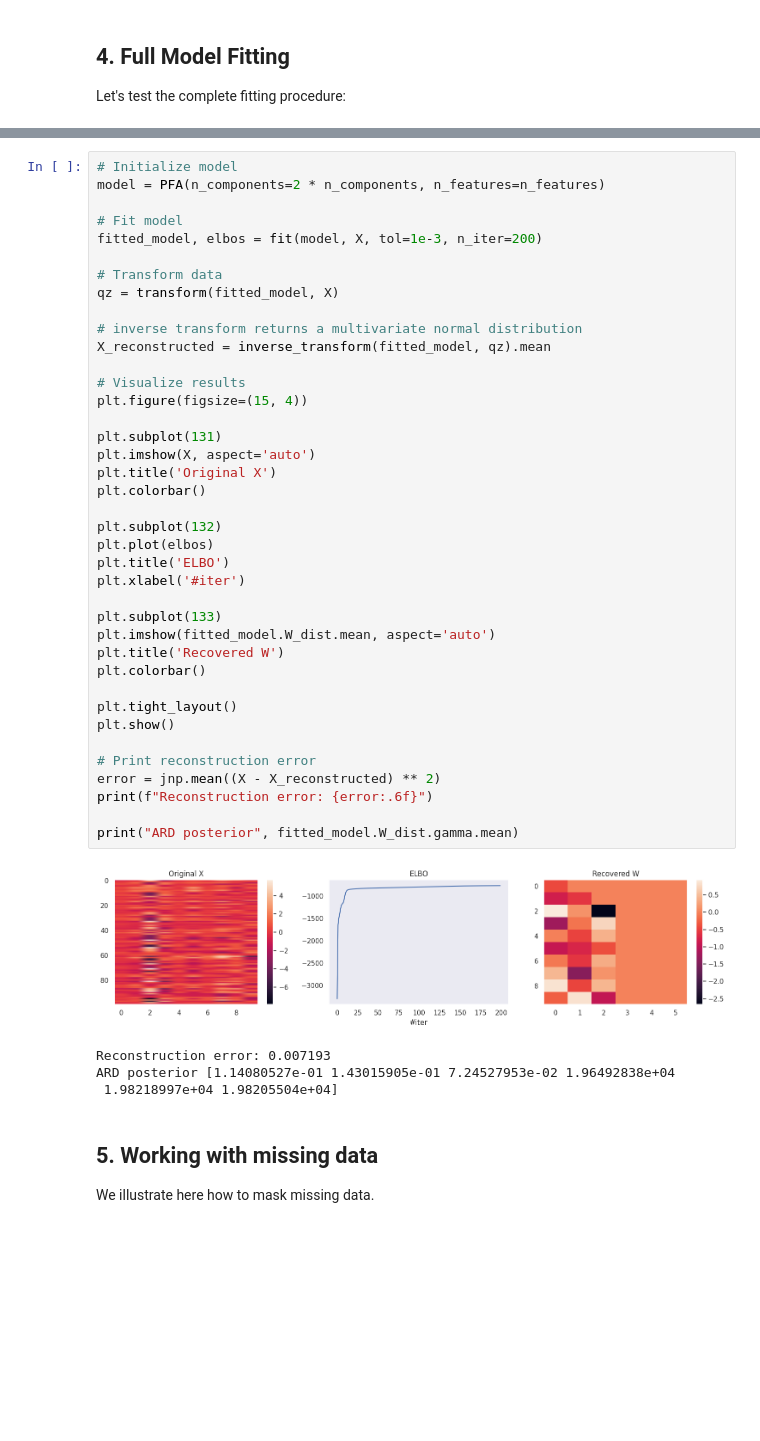
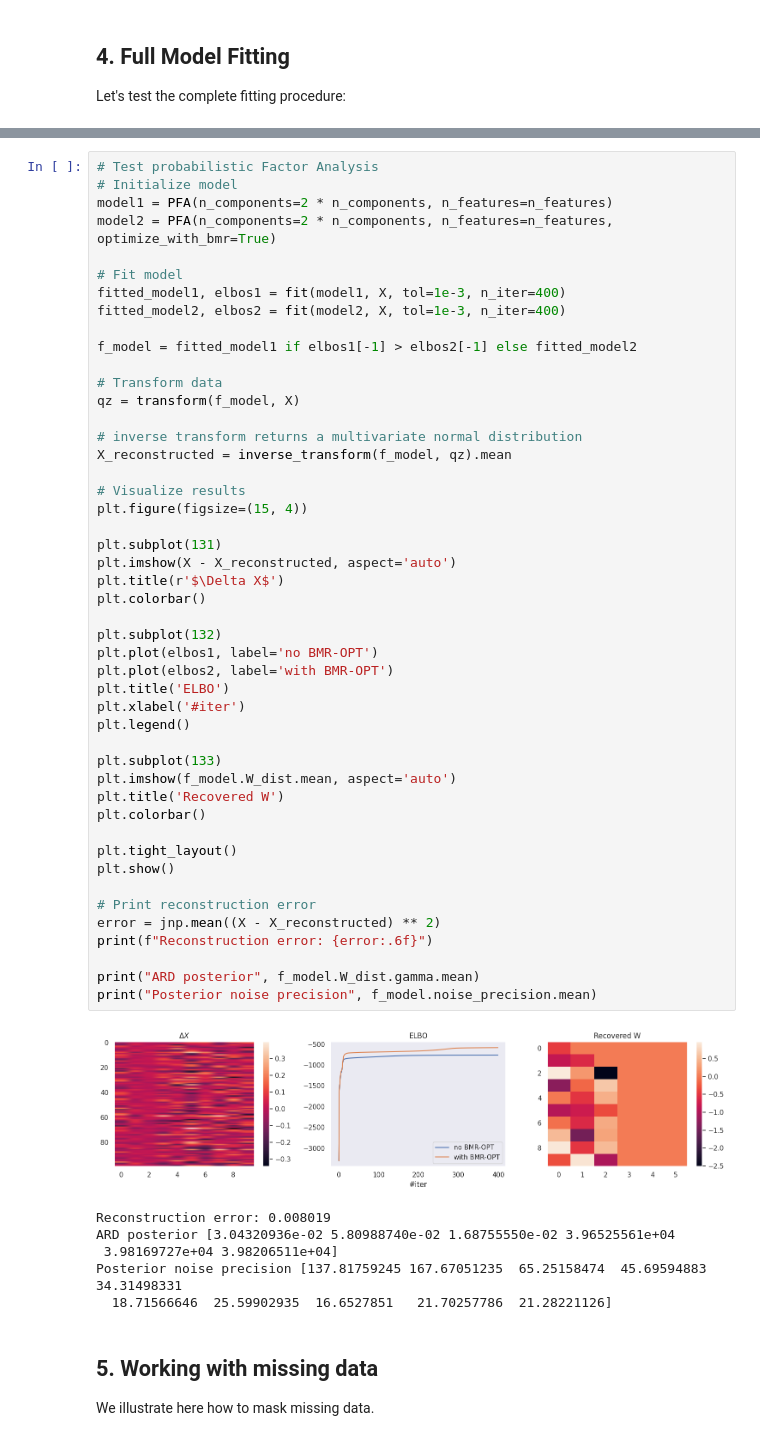
Before and after one commit to dimarkov/sppcax, a Jupyter notebook: examples/debug_factor_analysis.ipynb, the cells around one changed output, grey strips where cells are left out. Cells and saved outputs as stored; diff of their text form; blank space fills up the shorter version.

```diff
--- a/examples/debug_factor_analysis.ipynb
+++ b/examples/debug_factor_analysis.ipynb
@@ -267,47 +282,57 @@ ARD posterior [7.44592068e-02 5.54458200e-02 8.34386781e-02 9.69986966e+03
 # %%
+# Test probabilistic Factor Analysis
 # Initialize model
-model = PFA(n_components=2 * n_components, n_features=n_features)
+model1 = PFA(n_components=2 * n_components, n_features=n_features)
+model2 = PFA(n_components=2 * n_components, n_features=n_features, optimize_with_bmr=True)
 
 # Fit model
-fitted_model, elbos = fit(model, X, tol=1e-3, n_iter=200)
+fitted_model1, elbos1 = fit(model1, X, tol=1e-3, n_iter=400)
+fitted_model2, elbos2 = fit(model2, X, tol=1e-3, n_iter=400)
+
+f_model = fitted_model1 if elbos1[-1] > elbos2[-1] else fitted_model2
 
 # Transform data
-qz = transform(fitted_model, X)
+qz = transform(f_model, X)
 
 # inverse transform returns a multivariate normal distribution
-X_reconstructed = inverse_transform(fitted_model, qz).mean
+X_reconstructed = inverse_transform(f_model, qz).mean
 
 # Visualize results
 plt.figure(figsize=(15, 4))
 
 plt.subplot(131)
-plt.imshow(X, aspect='auto')
-plt.title('Original X')
+plt.imshow(X - X_reconstructed, aspect='auto')
+plt.title(r'$\Delta X$')
 plt.colorbar()
 
 plt.subplot(132)
-plt.plot(elbos)
+plt.plot(elbos1, label='no BMR-OPT')
+plt.plot(elbos2, label='with BMR-OPT')
 plt.title('ELBO')
 plt.xlabel('#iter')
+plt.legend()
 
 plt.subplot(133)
-plt.imshow(fitted_model.W_dist.mean, aspect='auto')
+plt.imshow(f_model.W_dist.mean, aspect='auto')
 plt.title('Recovered W')
 plt.colorbar()
 
 plt.tight_layout()
 plt.show()
 
 # Print reconstruction error
 error = jnp.mean((X - X_reconstructed) ** 2)
 print(f"Reconstruction error: {error:.6f}")
 
-print("ARD posterior", fitted_model.W_dist.gamma.mean)
+print("ARD posterior", f_model.W_dist.gamma.mean)
+print("Posterior noise precision", f_model.noise_precision.mean)
 # %% [output]
-[figure, old version]
+[figure, new version]
-Reconstruction error: 0.007193
-ARD posterior [1.14080527e-01 1.43015905e-01 7.24527953e-02 1.96492838e+04
- 1.98218997e+04 1.98205504e+04]
+Reconstruction error: 0.008019
+ARD posterior [3.04320936e-02 5.80988740e-02 1.68755550e-02 3.96525561e+04
+ 3.98169727e+04 3.98206511e+04]
+Posterior noise precision [137.81759245 167.67051235  65.25158474  45.69594883  34.31498331
+  18.71566646  25.59902935  16.6527851   21.70257786  21.28221126]
 # %% [markdown]
 ## 5. Working with missing data
 
```
Also changed, not shown: parts of 9 cells of this notebook.
